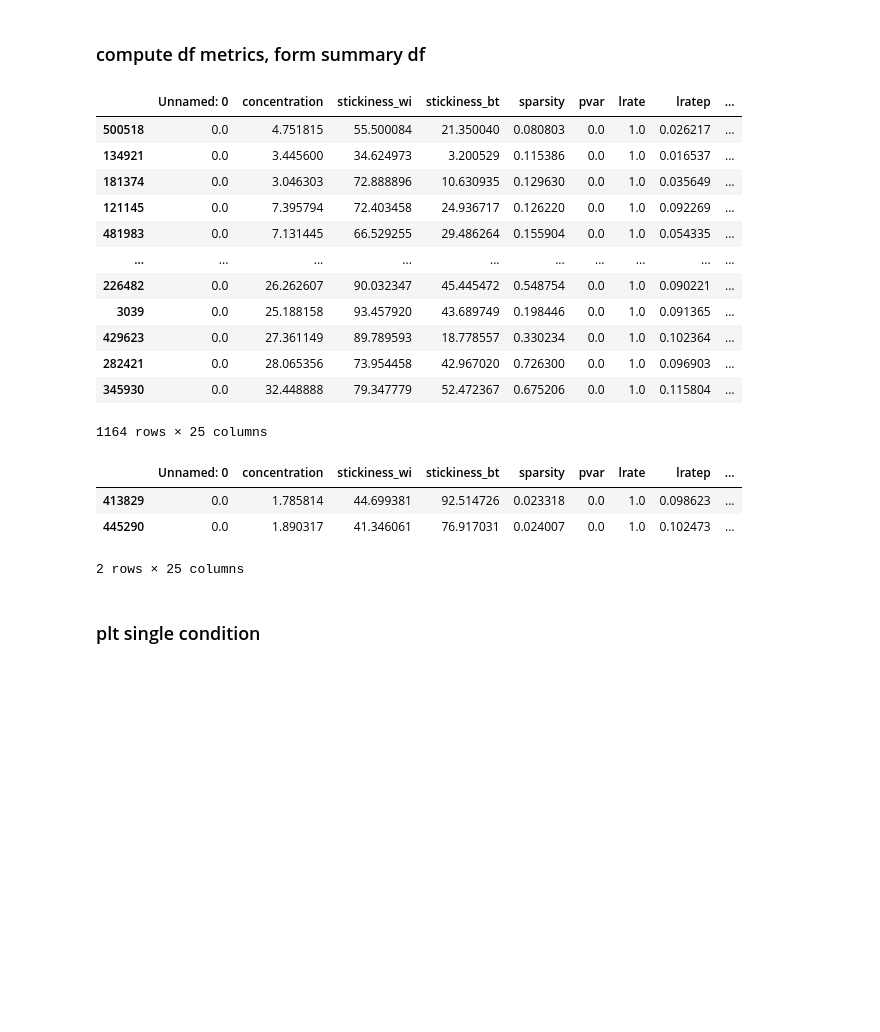
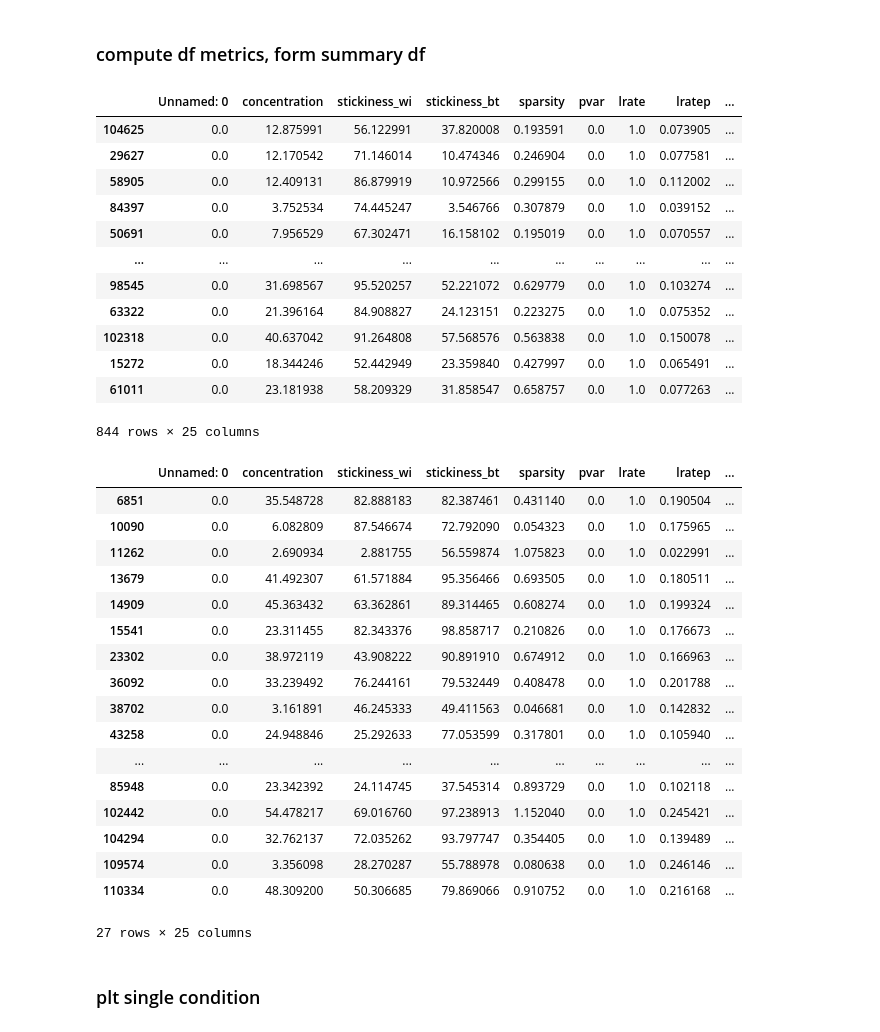
Before and after one commit to andrebeu/CSW, a Jupyter notebook: cswsem0621/analysis-gs1029-gs1102-gs1120.ipynb, the cells around one changed output. Drawn from its saved outputs; the diff is of its cells as text; code cells hidden in the pictures; blank space fills up the shorter version.

```diff
--- a/cswsem0621/analysis-gs1029-gs1102-gs1120.ipynb
+++ b/cswsem0621/analysis-gs1029-gs1102-gs1120.ipynb
@@ -15,7 +15,7 @@ sns.set_context('talk')
 %autoreload 2
 %matplotlib inline
 # %%
-gsname = 'gs1120'
+gsname = 'gs1209'
 # %% [markdown]
 ### load data
 # %%
@@ -74,35 +74,50 @@ sgsdf = sgsdf.sort_values('testacc-l',ascending=False)
 sgsdf
 # %% [output]
 |  | Unnamed: 0 | concentration | stickiness_wi | stickiness_bt | sparsity | pvar | lrate | lratep | ... |
-| 500518 | 0.0 | 4.751815 | 55.500084 | 21.350040 | 0.080803 | 0.0 | 1.0 | 0.026217 | ... |
-| 134921 | 0.0 | 3.445600 | 34.624973 | 3.200529 | 0.115386 | 0.0 | 1.0 | 0.016537 | ... |
-| 181374 | 0.0 | 3.046303 | 72.888896 | 10.630935 | 0.129630 | 0.0 | 1.0 | 0.035649 | ... |
-| 121145 | 0.0 | 7.395794 | 72.403458 | 24.936717 | 0.126220 | 0.0 | 1.0 | 0.092269 | ... |
-| 481983 | 0.0 | 7.131445 | 66.529255 | 29.486264 | 0.155904 | 0.0 | 1.0 | 0.054335 | ... |
+| 104625 | 0.0 | 12.875991 | 56.122991 | 37.820008 | 0.193591 | 0.0 | 1.0 | 0.073905 | ... |
+| 29627 | 0.0 | 12.170542 | 71.146014 | 10.474346 | 0.246904 | 0.0 | 1.0 | 0.077581 | ... |
+| 58905 | 0.0 | 12.409131 | 86.879919 | 10.972566 | 0.299155 | 0.0 | 1.0 | 0.112002 | ... |
+| 84397 | 0.0 | 3.752534 | 74.445247 | 3.546766 | 0.307879 | 0.0 | 1.0 | 0.039152 | ... |
+| 50691 | 0.0 | 7.956529 | 67.302471 | 16.158102 | 0.195019 | 0.0 | 1.0 | 0.070557 | ... |
 | ... | ... | ... | ... | ... | ... | ... | ... | ... | ... |
-| 226482 | 0.0 | 26.262607 | 90.032347 | 45.445472 | 0.548754 | 0.0 | 1.0 | 0.090221 | ... |
-| 3039 | 0.0 | 25.188158 | 93.457920 | 43.689749 | 0.198446 | 0.0 | 1.0 | 0.091365 | ... |
-| 429623 | 0.0 | 27.361149 | 89.789593 | 18.778557 | 0.330234 | 0.0 | 1.0 | 0.102364 | ... |
-| 282421 | 0.0 | 28.065356 | 73.954458 | 42.967020 | 0.726300 | 0.0 | 1.0 | 0.096903 | ... |
-| 345930 | 0.0 | 32.448888 | 79.347779 | 52.472367 | 0.675206 | 0.0 | 1.0 | 0.115804 | ... |
+| 98545 | 0.0 | 31.698567 | 95.520257 | 52.221072 | 0.629779 | 0.0 | 1.0 | 0.103274 | ... |
+| 63322 | 0.0 | 21.396164 | 84.908827 | 24.123151 | 0.223275 | 0.0 | 1.0 | 0.075352 | ... |
+| 102318 | 0.0 | 40.637042 | 91.264808 | 57.568576 | 0.563838 | 0.0 | 1.0 | 0.150078 | ... |
+| 15272 | 0.0 | 18.344246 | 52.442949 | 23.359840 | 0.427997 | 0.0 | 1.0 | 0.065491 | ... |
+| 61011 | 0.0 | 23.181938 | 58.209329 | 31.858547 | 0.658757 | 0.0 | 1.0 | 0.077263 | ... |
-1164 rows × 25 columns
+844 rows × 25 columns
 # %%
 ## subset of df by difference from human
 # Bd = gsdf.loc[:,'b-test_diff'] < 0.1
-Btest = gsdf.loc[:,'testacc-b'] > 0.85
+# Btest = gsdf.loc[:,'testacc-b'] > 0.85
 Id = gsdf.loc[:,'i-test_diff'] < 0.1
 Ed = gsdf.loc[:,'e-test_diff'] < 0.05
 Md = gsdf.loc[:,'m-test_diff'] < 0.05
 Ld = gsdf.loc[:,'l-test_diff'] < 0.05
+# Etest = gsdf.loc[:,'testacc-b'] > 0.85
 
-C = Btest&Id&Ed&Md&Ld
+C = Md&Ld
 sgsdf = gsdf[C]
 sgsdf
 # %% [output]
 |  | Unnamed: 0 | concentration | stickiness_wi | stickiness_bt | sparsity | pvar | lrate | lratep | ... |
-| 413829 | 0.0 | 1.785814 | 44.699381 | 92.514726 | 0.023318 | 0.0 | 1.0 | 0.098623 | ... |
-| 445290 | 0.0 | 1.890317 | 41.346061 | 76.917031 | 0.024007 | 0.0 | 1.0 | 0.102473 | ... |
+| 6851 | 0.0 | 35.548728 | 82.888183 | 82.387461 | 0.431140 | 0.0 | 1.0 | 0.190504 | ... |
+| 10090 | 0.0 | 6.082809 | 87.546674 | 72.792090 | 0.054323 | 0.0 | 1.0 | 0.175965 | ... |
+| 11262 | 0.0 | 2.690934 | 2.881755 | 56.559874 | 1.075823 | 0.0 | 1.0 | 0.022991 | ... |
+| 13679 | 0.0 | 41.492307 | 61.571884 | 95.356466 | 0.693505 | 0.0 | 1.0 | 0.180511 | ... |
+| 14909 | 0.0 | 45.363432 | 63.362861 | 89.314465 | 0.608274 | 0.0 | 1.0 | 0.199324 | ... |
+| 15541 | 0.0 | 23.311455 | 82.343376 | 98.858717 | 0.210826 | 0.0 | 1.0 | 0.176673 | ... |
+| 23302 | 0.0 | 38.972119 | 43.908222 | 90.891910 | 0.674912 | 0.0 | 1.0 | 0.166963 | ... |
+| 36092 | 0.0 | 33.239492 | 76.244161 | 79.532449 | 0.408478 | 0.0 | 1.0 | 0.201788 | ... |
+| 38702 | 0.0 | 3.161891 | 46.245333 | 49.411563 | 0.046681 | 0.0 | 1.0 | 0.142832 | ... |
+| 43258 | 0.0 | 24.948846 | 25.292633 | 77.053599 | 0.317801 | 0.0 | 1.0 | 0.105940 | ... |
+| ... | ... | ... | ... | ... | ... | ... | ... | ... | ... |
+| 85948 | 0.0 | 23.342392 | 24.114745 | 37.545314 | 0.893729 | 0.0 | 1.0 | 0.102118 | ... |
+| 102442 | 0.0 | 54.478217 | 69.016760 | 97.238913 | 1.152040 | 0.0 | 1.0 | 0.245421 | ... |
+| 104294 | 0.0 | 32.762137 | 72.035262 | 93.797747 | 0.354405 | 0.0 | 1.0 | 0.139489 | ... |
+| 109574 | 0.0 | 3.356098 | 28.270287 | 55.788978 | 0.080638 | 0.0 | 1.0 | 0.246146 | ... |
+| 110334 | 0.0 | 48.309200 | 50.306685 | 79.869066 | 0.910752 | 0.0 | 1.0 | 0.216168 | ... |
-2 rows × 25 columns
+27 rows × 25 columns
 # %% [markdown]
 ### plt single condition
 # %%
```
Also changed, not shown: parts of 4 cells of this notebook, 30 other files.
